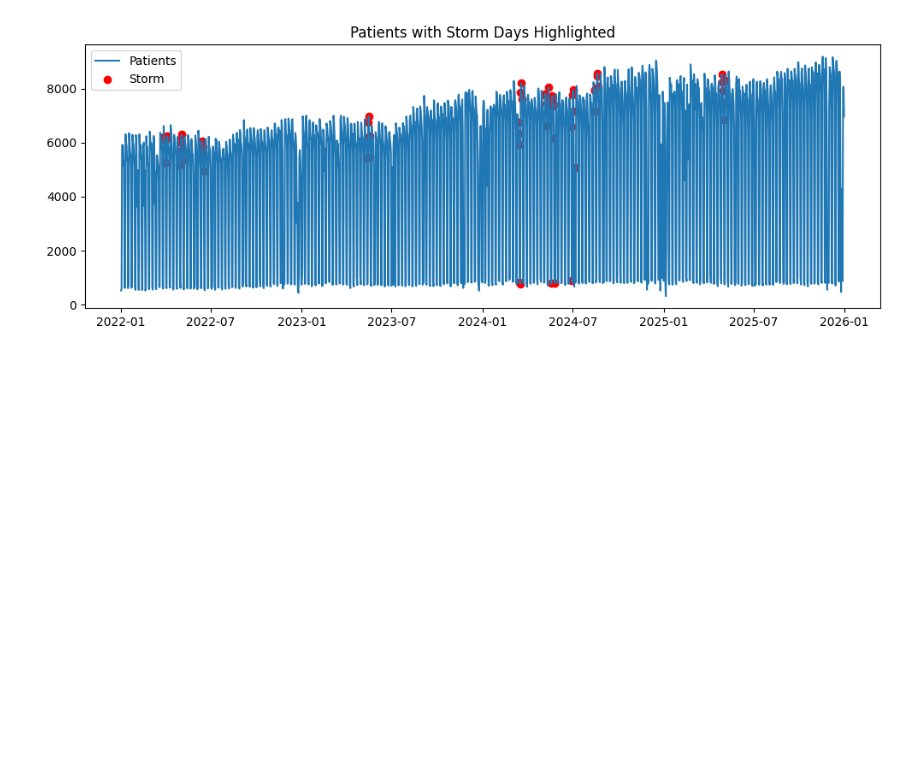
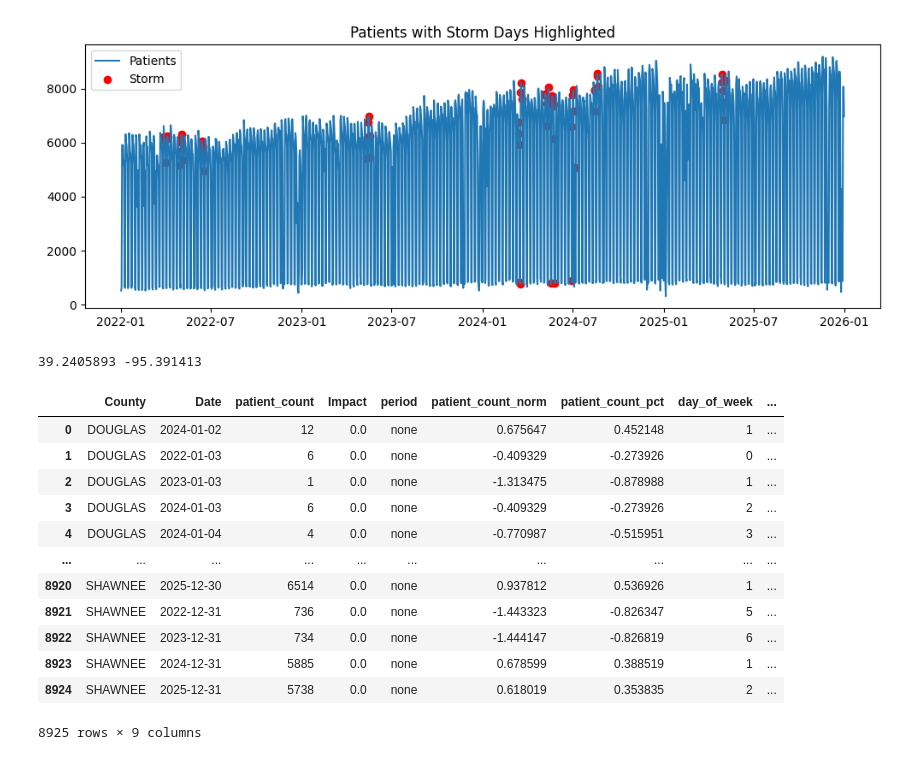
Before and after one commit to Harryenglish/datafest2026, a Jupyter notebook: Jude_exploration.ipynb, the cells around one changed output. Cells and saved outputs as stored; diff of their text form; code cells hidden in the pictures; blank space fills up the shorter version.

Commit message:
investigation on broad impacts done, starting localised investigation

```diff
--- a/Jude_exploration.ipynb
+++ b/Jude_exploration.ipynb
@@ -278,0 +383,25 @@ fig.show()
+# %%
+from geopy.geocoders import Nominatim
+
+geolocator = Nominatim(user_agent="health_project")
+
+location = geolocator.geocode("jefferson, Kansas")
+
+print(location.latitude, location.longitude)
+
+merged_data
+# %% [output]
+39.2405893 -95.391413
+|  | County | Date | patient_count | Impact | period | patient_count_norm | patient_count_pct | day_of_week | ... |
+| 0 | DOUGLAS | 2024-01-02 | 12 | 0.0 | none | 0.675647 | 0.452148 | 1 | ... |
+| 1 | DOUGLAS | 2022-01-03 | 6 | 0.0 | none | -0.409329 | -0.273926 | 0 | ... |
+| 2 | DOUGLAS | 2023-01-03 | 1 | 0.0 | none | -1.313475 | -0.878988 | 1 | ... |
+| 3 | DOUGLAS | 2024-01-03 | 6 | 0.0 | none | -0.409329 | -0.273926 | 2 | ... |
+| 4 | DOUGLAS | 2024-01-04 | 4 | 0.0 | none | -0.770987 | -0.515951 | 3 | ... |
+| ... | ... | ... | ... | ... | ... | ... | ... | ... | ... |
+| 8920 | SHAWNEE | 2025-12-30 | 6514 | 0.0 | none | 0.937812 | 0.536926 | 1 | ... |
+| 8921 | SHAWNEE | 2022-12-31 | 736 | 0.0 | none | -1.443323 | -0.826347 | 5 | ... |
+| 8922 | SHAWNEE | 2023-12-31 | 734 | 0.0 | none | -1.444147 | -0.826819 | 6 | ... |
+| 8923 | SHAWNEE | 2024-12-31 | 5885 | 0.0 | none | 0.678599 | 0.388519 | 1 | ... |
+| 8924 | SHAWNEE | 2025-12-31 | 5738 | 0.0 | none | 0.618019 | 0.353835 | 2 | ... |
+8925 rows × 9 columns
```
Also changed, not shown: parts of 3 cells of this notebook.
